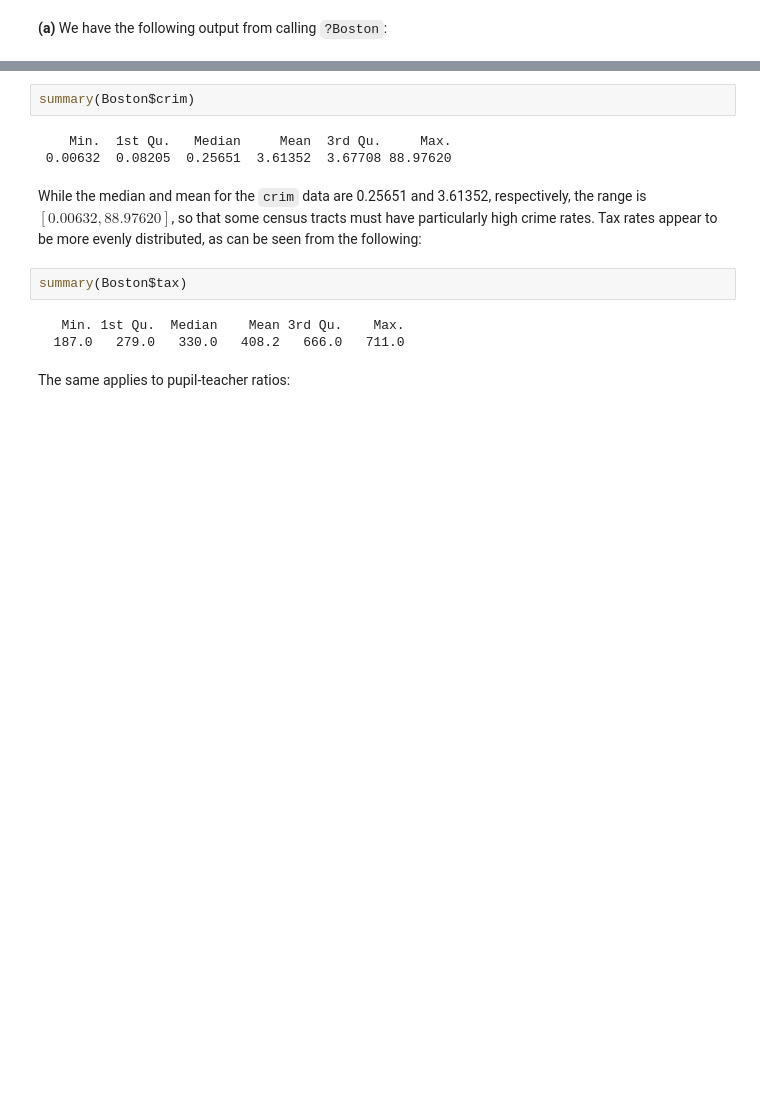
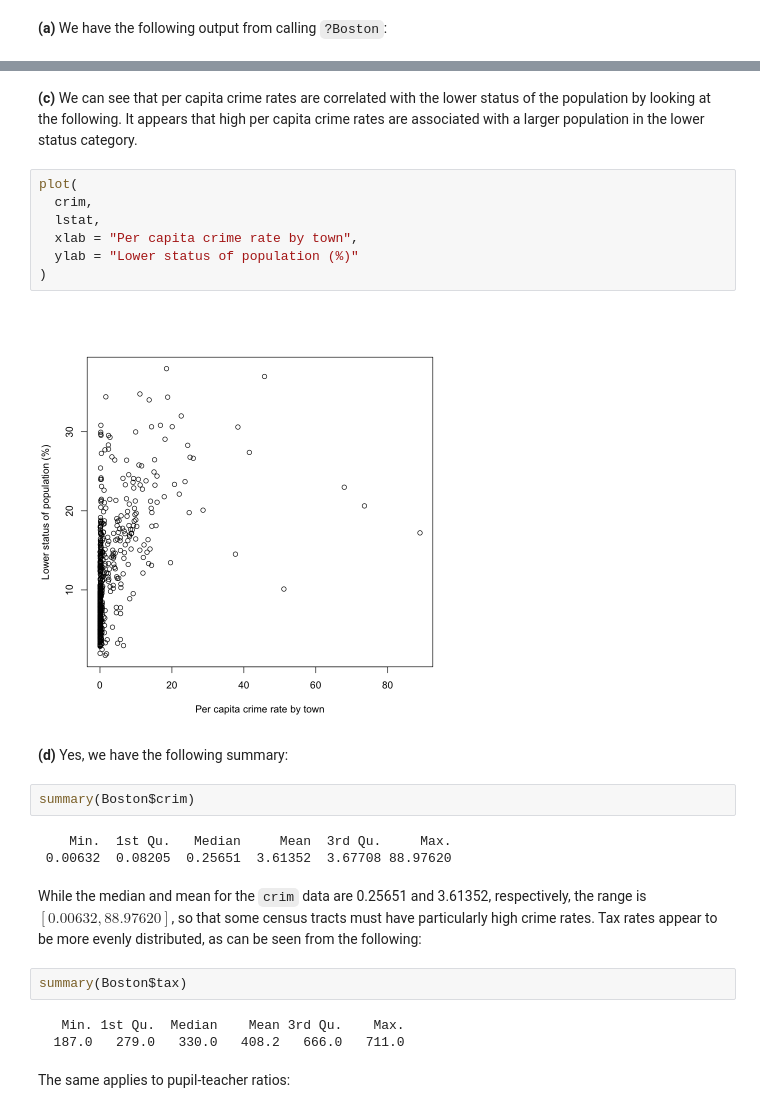
Before and after one commit to GrahamStrickland/isl, a Jupyter notebook: ch02.ipynb, the cells around one changed output, grey strips where cells are left out. Drawn from its saved outputs; the diff is of its cells as text; blank space fills up the shorter version.

```diff
--- a/chapter_02.ipynb
+++ b/ch02.ipynb
@@ -585,4 +650,20 @@ The following objects are masked from Boston (pos = 3):
 [figure]
+# %% [markdown]
+**(c)** We can see that per capita crime rates are correlated with the lower status
+of the population by looking at the following. It appears that high per capita
+crime rates are associated with a larger population in the lower status
+category.
+# %%
+plot(
+  crim,
+  lstat,
+  xlab = "Per capita crime rate by town",
+  ylab = "Lower status of population (%)"
+)
+# %% [output]
+[figure, added]
+# %% [markdown]
+**(d)** Yes, we have the following summary:
 # %%
 summary(Boston$crim)
 # %% [output]
```
Also changed, not shown: parts of 30 cells of this notebook.
